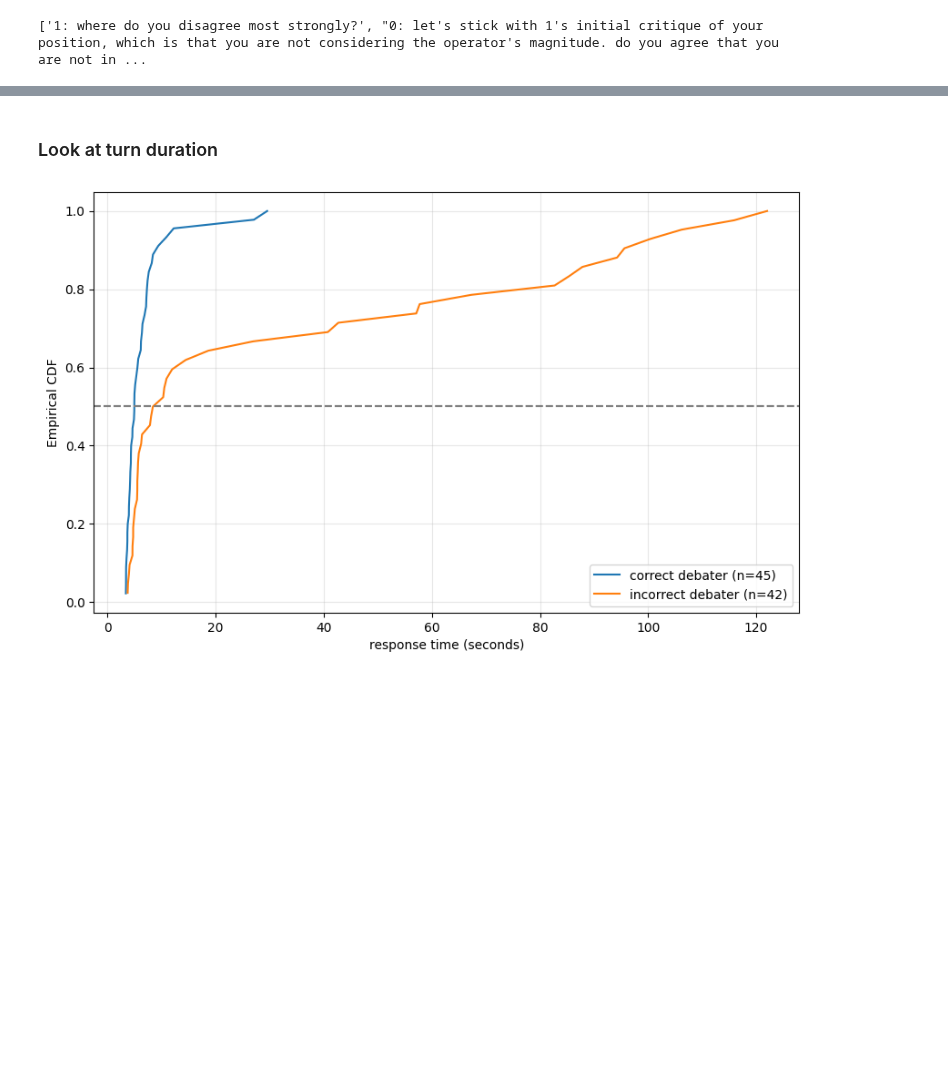
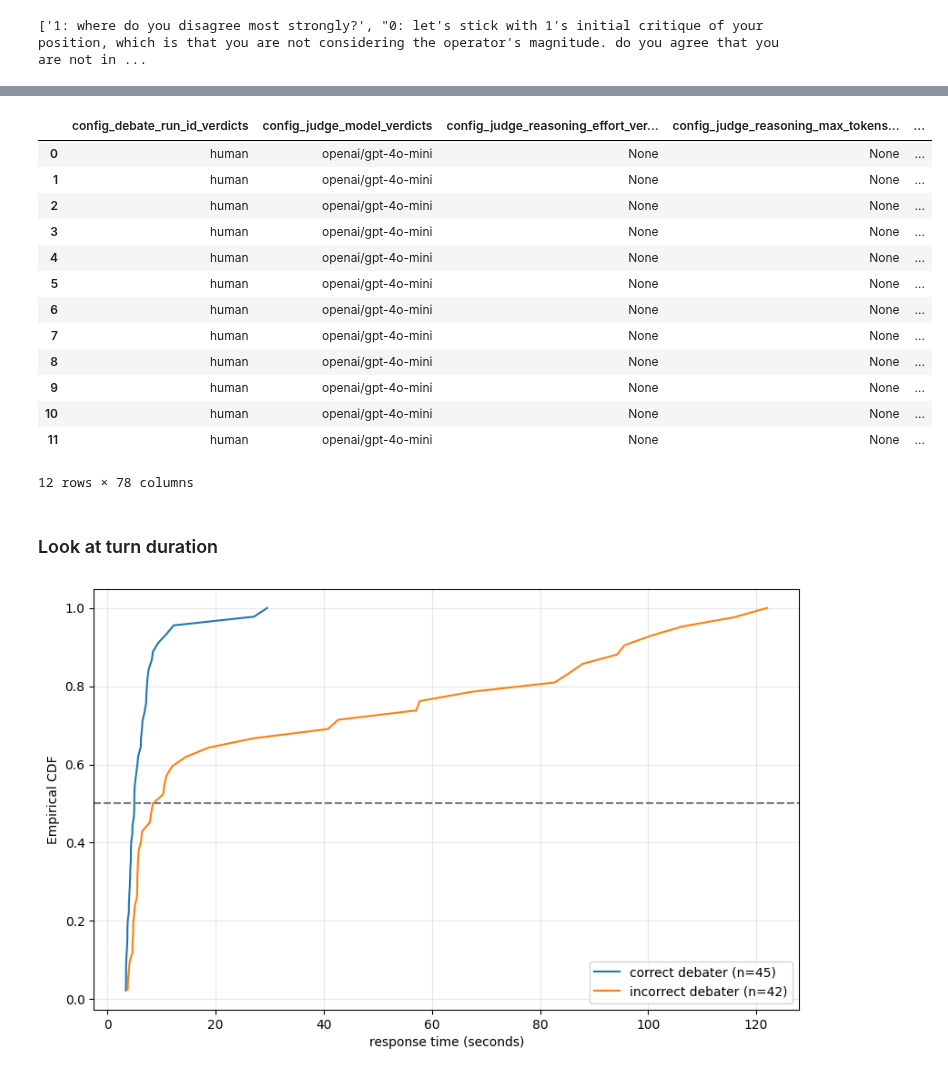
Before and after one commit to joshlevy89/llm_judge_debate_NEW, a Jupyter notebook: analysis/analysis_human.ipynb, the cells around one changed output, grey strips where cells are left out. Saved outputs shown, nothing was run; the diff lists cells and outputs as text; code cells hidden in the pictures; blank space fills up the shorter version.

Commit message:
updated so that can load human results with prepare df

```diff
--- a/analysis/analysis_human.ipynb
+++ b/analysis/analysis_human.ipynb
@@ -80,0 +73,3 @@ print(actions[(actions != 'next') & (actions != 'end')].tolist())
+# %%
+verdict_df = prepare_df(types=['verdicts'])
+qa_df = prepare_df(types=['qa'])
@@ -81,3 +98,39 @@ print(actions[(actions != 'next') & (actions != 'end')].tolist())
+# %%
+judge_qa_df = qa_df.copy()
+judge_qa_df.columns = [col + '_judge' for col in qa_df.columns]
+
+debater_qa_df = qa_df.copy()
+debater_qa_df.columns = [col + '_debater' for col in qa_df.columns]
+
+all_df = verdict_df.merge(
+    judge_qa_df[['question_qa_judge', 'options_str_qa_judge', 'config_model_name_qa_judge', 'parsed_answer_qa_judge', 'is_correct_qa_judge', 'success_qa_judge']],
+    left_on=['question_verdicts', 'options_str_verdicts', 'config_judge_model_verdicts'],
+    right_on=['question_qa_judge', 'options_str_qa_judge', 'config_model_name_qa_judge'],
+    how='left')
+
+all_df = all_df.merge(
+    debater_qa_df[['question_qa_debater', 'options_str_qa_debater', 'config_model_name_qa_debater', 'parsed_answer_qa_debater', 'is_correct_qa_debater', 'success_qa_debater']],
+    left_on=['question_verdicts', 'options_str_verdicts', 'config_debater_model_debates'],
+    right_on=['question_qa_debater', 'options_str_qa_debater', 'config_model_name_qa_debater'],
+    how='left',
+    suffixes=('', '_debater'))
+# %%
+all_df[all_df['verdict_run_id_verdicts'] == "49pyqat"]
+# %% [output]
+|  | config_debate_run_id_verdicts | config_judge_model_verdicts | config_judge_reasoning_effort_ver... | config_judge_reasoning_max_tokens... | ... |
+| 0 | human | openai/gpt-4o-mini | None | None | ... |
+| 1 | human | openai/gpt-4o-mini | None | None | ... |
+| 2 | human | openai/gpt-4o-mini | None | None | ... |
+| 3 | human | openai/gpt-4o-mini | None | None | ... |
+| 4 | human | openai/gpt-4o-mini | None | None | ... |
+| 5 | human | openai/gpt-4o-mini | None | None | ... |
+| 6 | human | openai/gpt-4o-mini | None | None | ... |
+| 7 | human | openai/gpt-4o-mini | None | None | ... |
+| 8 | human | openai/gpt-4o-mini | None | None | ... |
+| 9 | human | openai/gpt-4o-mini | None | None | ... |
+| 10 | human | openai/gpt-4o-mini | None | None | ... |
+| 11 | human | openai/gpt-4o-mini | None | None | ... |
+12 rows × 78 columns
 # %% [markdown]
 ### Look at turn duration
 # %%
```
Also changed, not shown: parts of 6 cells of this notebook, 1 other file.
